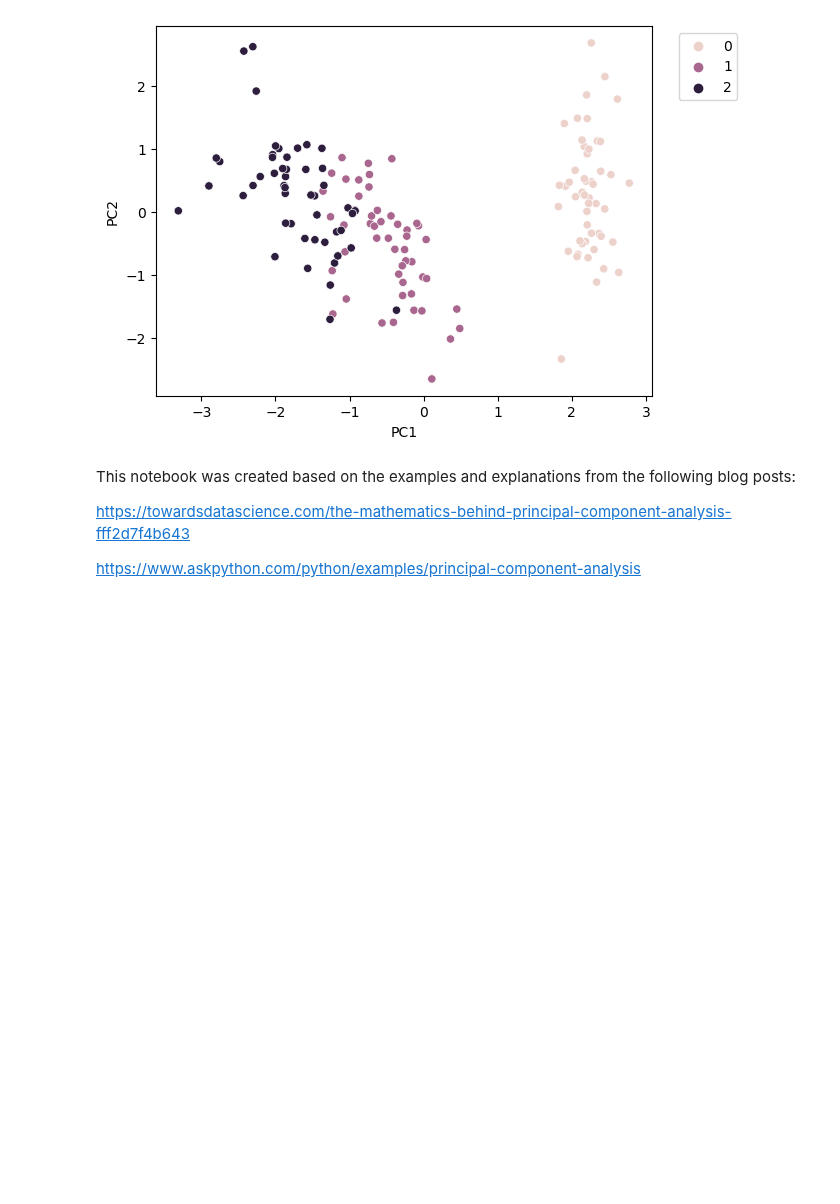
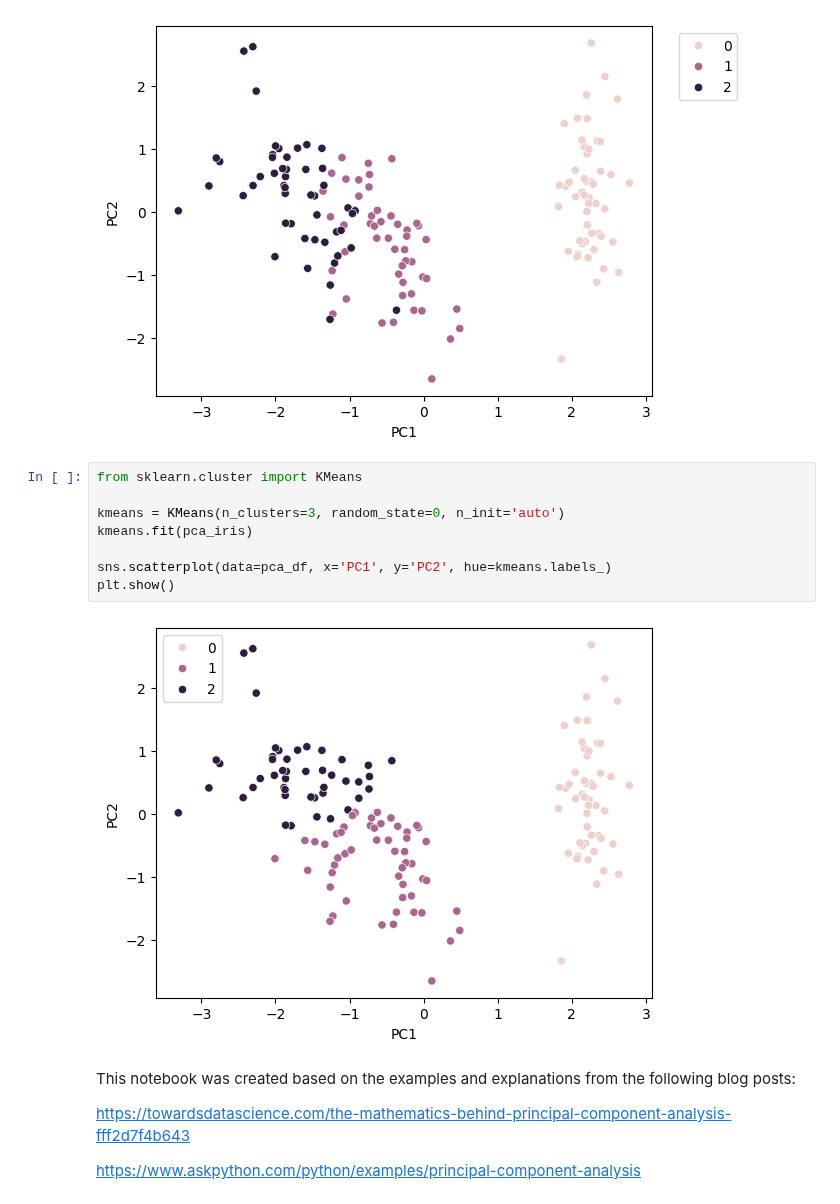
Before and after one commit to process-intelligence-research/AI-in-Bio-Chemical-Engineering-Lecture-Coding, a Jupyter notebook: Lecture 3/lecture3_examples.ipynb, the cells around one changed output. Saved outputs shown, nothing was run; the diff lists cells and outputs as text; blank space fills up the shorter version.

```diff
--- a/Lecture 3/lecture3_examples.ipynb
+++ b/Lecture 3/lecture3_examples.ipynb
@@ -198,6 +202,16 @@ plt.legend(bbox_to_anchor=(1.04, 1))
 plt.show()
 # %% [output]
 [figure]
+# %%
+from sklearn.cluster import KMeans
+
+kmeans = KMeans(n_clusters=3, random_state=0, n_init='auto')
+kmeans.fit(pca_iris)
+
+sns.scatterplot(data=pca_df, x='PC1', y='PC2', hue=kmeans.labels_)
+plt.show()
+# %% [output]
+[figure, added]
 # %% [markdown]
 This notebook was created based on the examples and explanations from the following blog posts:
 
```
Also changed, not shown: parts of 1 cell of this notebook.
